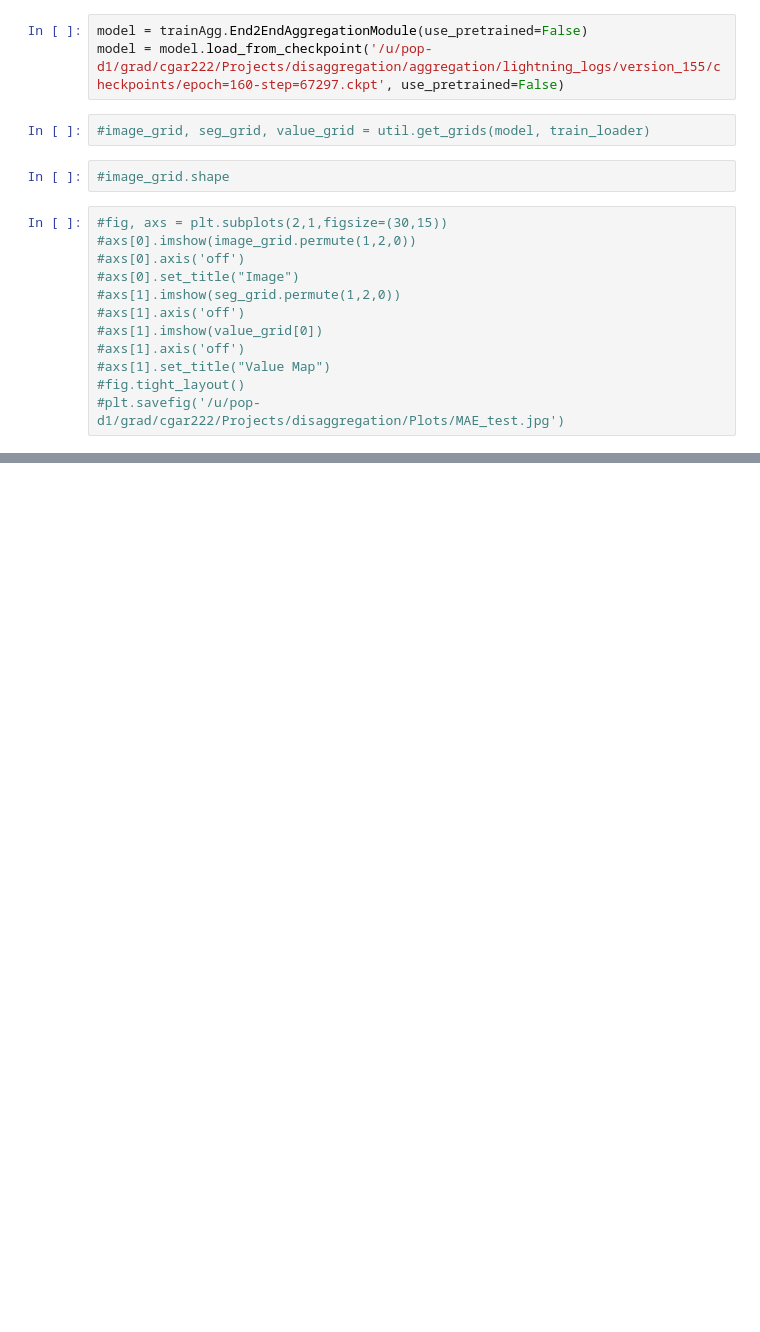
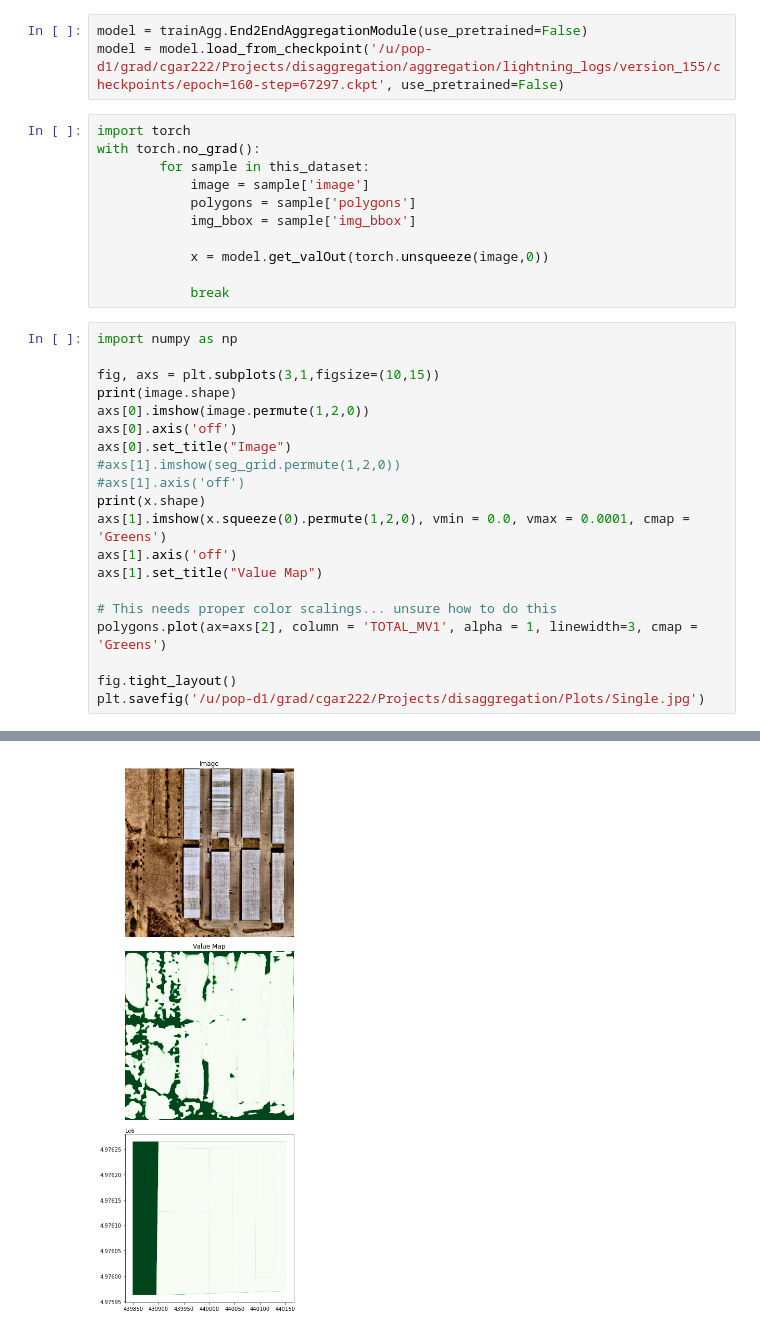
Before and after one commit to mvrl/disaggregation, a Jupyter notebook: aggregation/test_image_gen.ipynb, the cells around one changed output, grey strips where cells are left out. Cells and saved outputs as stored; diff of their text form; blank space fills up the shorter version.

Commit message:
Visualization Script + Test Mode

```diff
--- a/aggregation/test_image_gen.ipynb
+++ b/aggregation/test_image_gen.ipynb
@@ -12,19 +16,35 @@ Generating list of useful chips
 # %%
 model = trainAgg.End2EndAggregationModule(use_pretrained=False)
 model = model.load_from_checkpoint('/u/pop-d1/grad/cgar222/Projects/disaggregation/aggregation/lightning_logs/version_155/checkpoints/epoch=160-step=67297.ckpt', use_pretrained=False)
-# %%
-#image_grid, seg_grid, value_grid = util.get_grids(model, train_loader)
-# %%
-#image_grid.shape
+# %%
+import torch
+with torch.no_grad():
+        for sample in this_dataset:
+            image = sample['image']
+            polygons = sample['polygons']
+            img_bbox = sample['img_bbox']
+
+            x = model.get_valOut(torch.unsqueeze(image,0))
+
+            break
 # %%
-#fig, axs = plt.subplots(2,1,figsize=(30,15))
-#axs[0].imshow(image_grid.permute(1,2,0))
-#axs[0].axis('off')
-#axs[0].set_title("Image")
+import numpy as np
+
+fig, axs = plt.subplots(3,1,figsize=(10,15))
+print(image.shape)
+axs[0].imshow(image.permute(1,2,0))
+axs[0].axis('off')
+axs[0].set_title("Image")
 #axs[1].imshow(seg_grid.permute(1,2,0))
 #axs[1].axis('off')
-#axs[1].imshow(value_grid[0])
-#axs[1].axis('off')
-#axs[1].set_title("Value Map")
-#fig.tight_layout()
-#plt.savefig('/u/pop-d1/grad/cgar222/Projects/disaggregation/Plots/MAE_test.jpg')
+print(x.shape)
+axs[1].imshow(x.squeeze(0).permute(1,2,0), vmin = 0.0, vmax = 0.0001, cmap = 'Greens')
+axs[1].axis('off')
+axs[1].set_title("Value Map")
+
+# This needs proper color scalings... unsure how to do this
+polygons.plot(ax=axs[2], column = 'TOTAL_MV1', alpha = 1, linewidth=3, cmap = 'Greens')
+
+fig.tight_layout()
+plt.savefig('/u/pop-d1/grad/cgar222/Projects/disaggregation/Plots/Single.jpg')
+# %% [output]
@@ -30,0 +53 @@ model = model.load_from_checkpoint('/u/pop-d1/grad/cgar222/Projects/disaggregati
+[figure, added]
```
Also changed, not shown: parts of 5 cells of this notebook, 4 other files.
